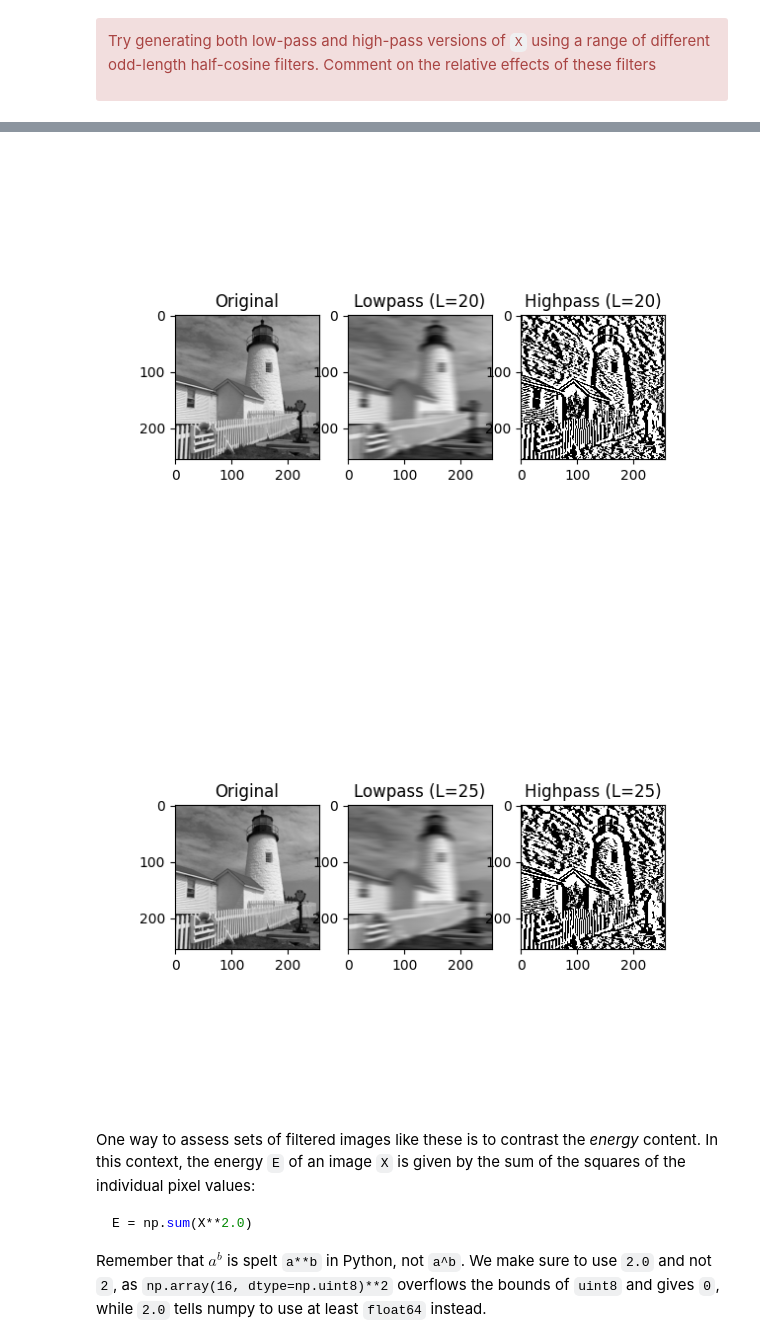
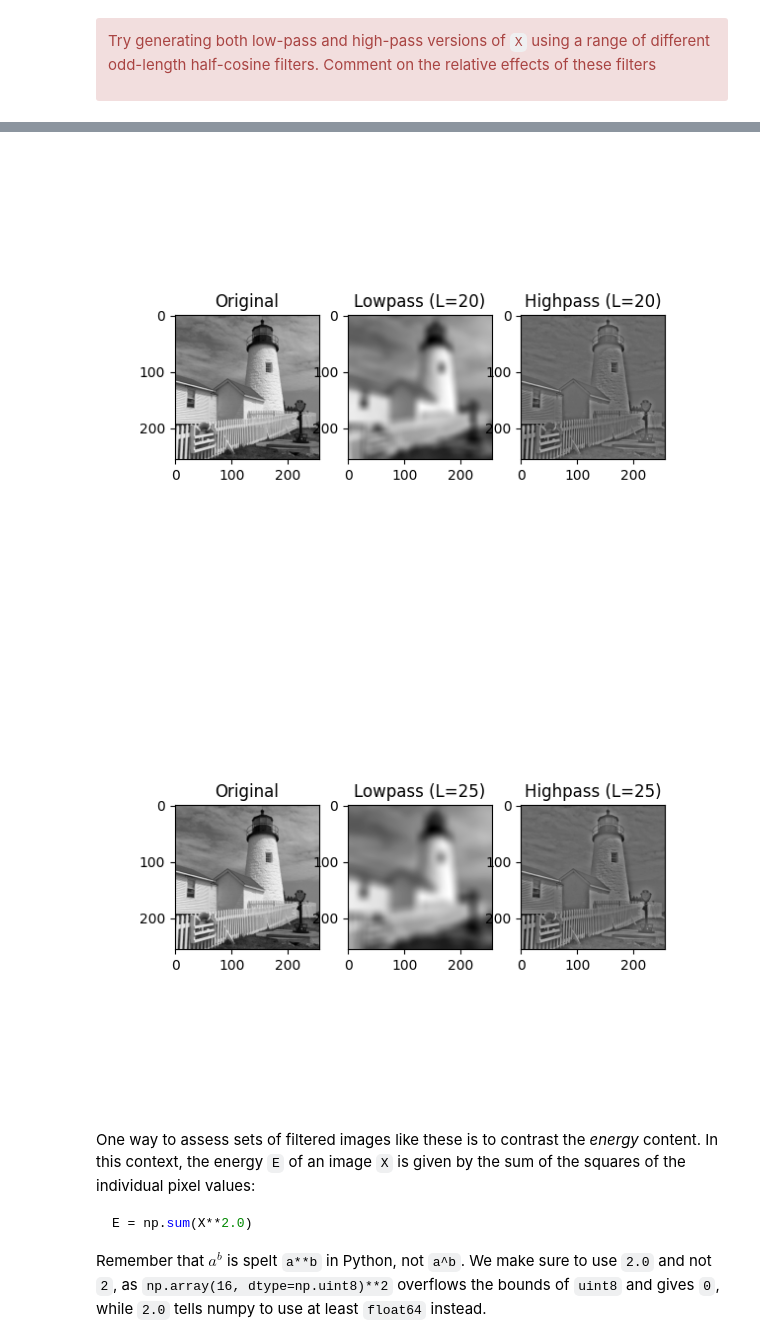
Before and after one commit to ki277/cued_sf2_lab, a Jupyter notebook: 5-simple-image-filtering.ipynb, the cells around one changed output, grey strips where cells are left out. Drawn from its saved outputs; the diff is of its cells as text; code cells hidden in the pictures.

````diff
--- a/5-simple-image-filtering.ipynb
+++ b/5-simple-image-filtering.ipynb
@@ -161,7 +161,8 @@ Use `convse` to filter the rows of your image with the
 15-tap half-cosine filter, noting the absence of edge effects.
 # %%
 # your code here
-Xe = convse(X, halfcos(15))
+h = halfcos(15)
+Xe = convse(convse(X, h).T, h).T
 fig, ax = plt.subplots()
 plot_image(Xe, ax=ax)
 # %% [output]
@@ -221,7 +258,7 @@ for l in filter_len:
     h = h / np.sum(h)  # Ensure unity DC gain
 
     # Convolve the image with the low-pass filter
-    Yl = convse(X, h)
+    Yl = convse(convse(X, h).T, h).T
 
     # Subtract the low-pass filtered result from the original to get the high-pass filter
     Yh = X - Yl
@@ -232,7 +269,7 @@ for l in filter_len:
     ax[0].set_title('Original')
     ax[1].imshow(Yl, cmap='gray')
     ax[1].set_title(f'Lowpass (L={l})')
-    ax[2].imshow(Yh, cmap='gray', vmin=-0.5, vmax=0.5)
+    ax[2].imshow(Yh, cmap='gray')
     ax[2].set_title(f'Highpass (L={l})')
     plt.show()
 # %% [output]
@@ -241,5 +278,5 @@ for l in filter_len:
-[figure, old version]
+[figure, new version]
-[figure, old version]
+[figure, new version]
 # %% [markdown]
 One way to assess sets of filtered images like these is to contrast the *energy* content. In this context, the energy `E` of an image `X` is given by the sum of the squares of the individual pixel values:
 ```python
````
Also changed, not shown: parts of 5 cells of this notebook, 1 other file.
